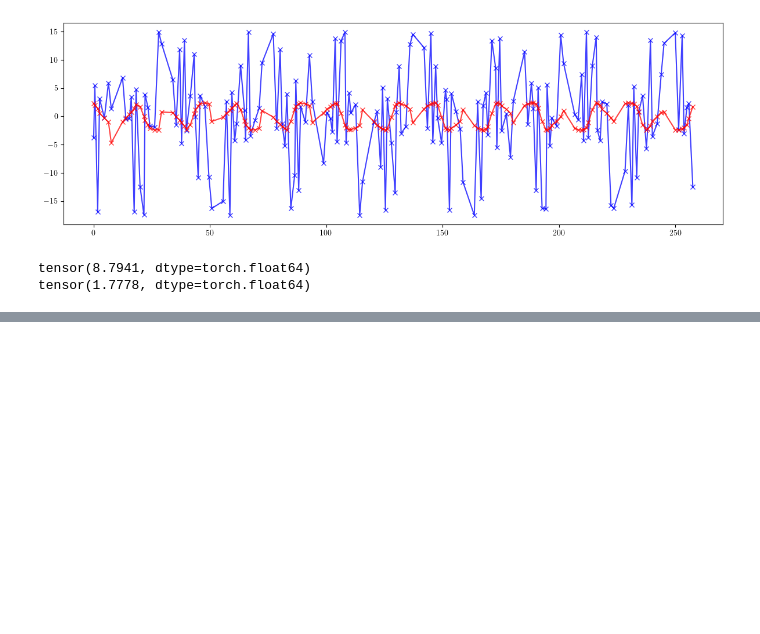
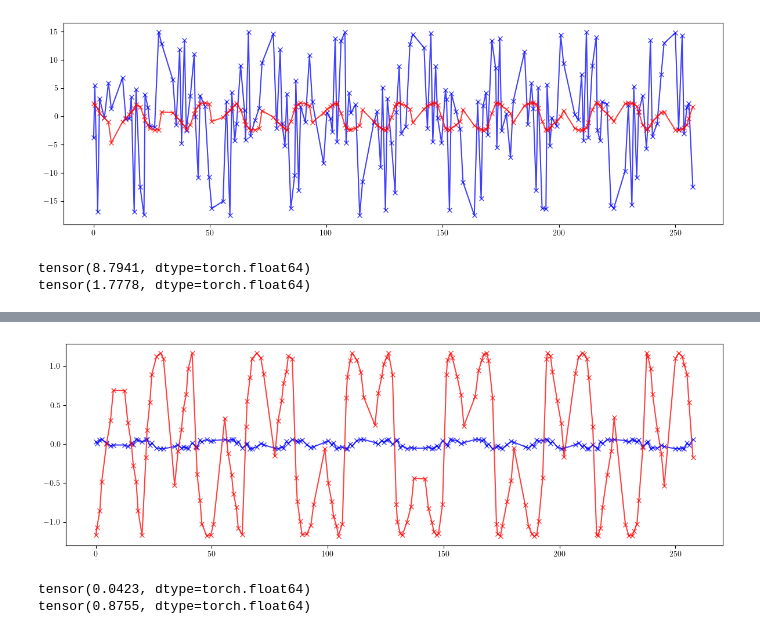
Before and after one commit to i-a-morozov/model, a Jupyter notebook: docs/source/examples/elettra-04.ipynb, the cells around one changed output, grey strips where cells are left out. Drawn from its saved outputs; the diff is of its cells as text; code cells hidden in the pictures; blank space fills up the shorter version.

```diff
--- a/docs/source/examples/elettra-04.ipynb
+++ b/docs/source/examples/elettra-04.ipynb
@@ -448,0 +561,4 @@ tensor(1.7778, dtype=torch.float64)
+# %%
+# Compute twiss parameters
+
+ax_id, bx_id, ay_id, by_id = twiss(ring, [], matched=True, advance=True, full=False).T
@@ -448,0 +599,15 @@ tensor(1.7778, dtype=torch.float64)
+# %%
+# Beta-beating
+
+plt.figure(figsize=(12, 4))
+plt.errorbar(ring.locations().cpu().numpy(), 100*((bx - bx_id)/bx).cpu().numpy(), fmt='-', marker='x', color='blue', alpha=0.75)
+plt.errorbar(ring.locations().cpu().numpy(), 100*((by - by_id)/by).cpu().numpy(), fmt='-', marker='x', color='red', alpha=0.75)
+plt.tight_layout()
+plt.show()
+
+print(100*(((bx - bx_id)/bx)**2).mean().sqrt())
+print(100*(((by - by_id)/by)**2).mean().sqrt())
+# %% [output]
+[figure, added]
+tensor(0.0423, dtype=torch.float64)
+tensor(0.8755, dtype=torch.float64)
```
Also changed, not shown: parts of 13 cells of this notebook.
